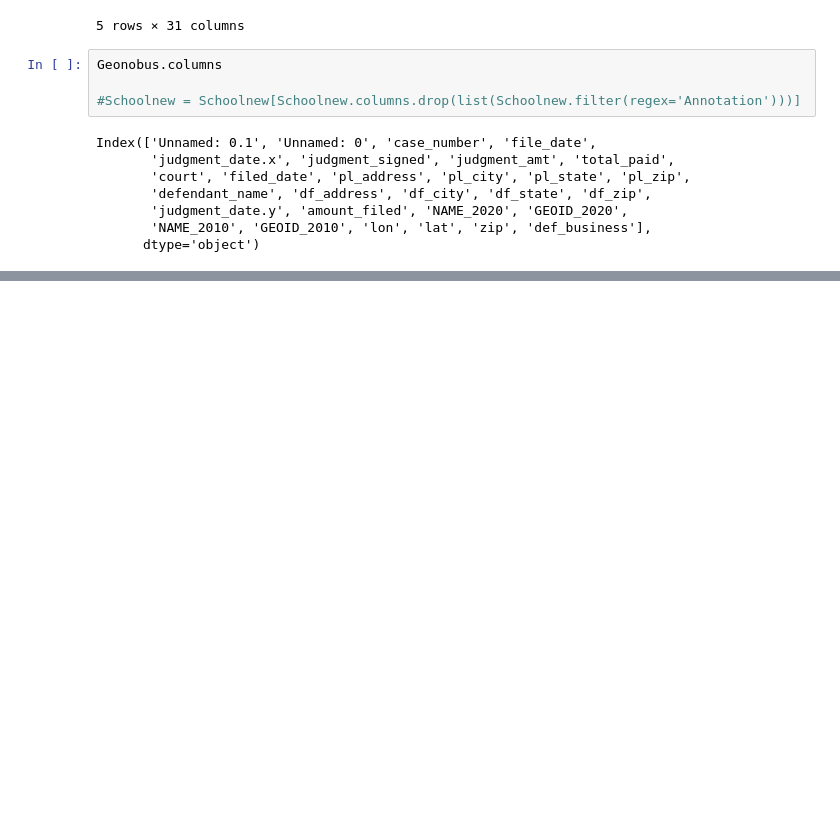
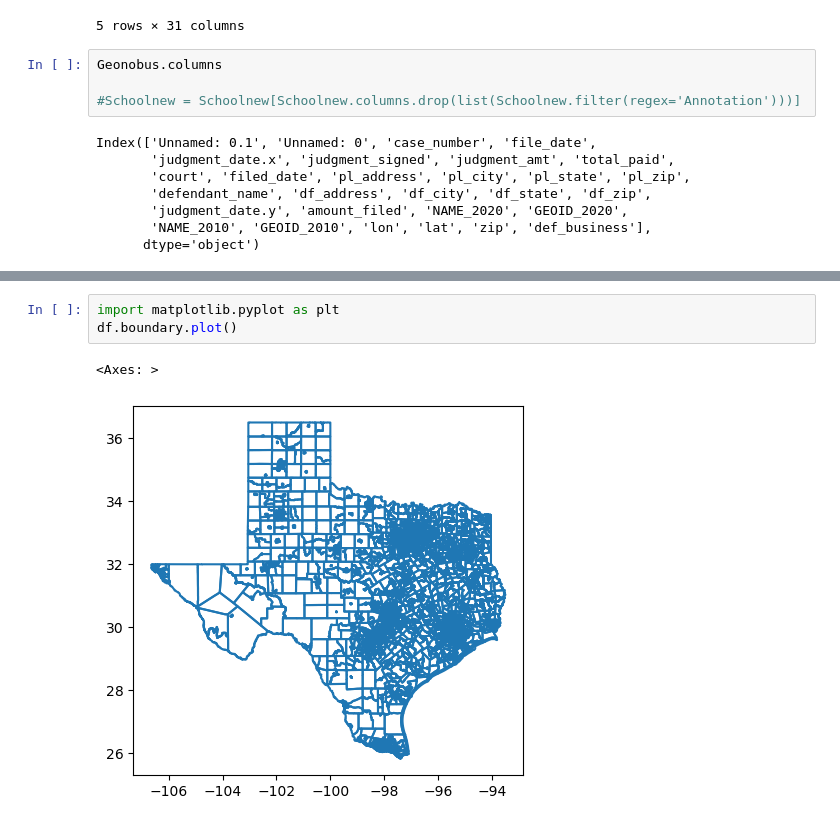
Before and after one commit to cjator/summerREU2023, a Jupyter notebook: evictions project.ipynb, the cells around one changed output, grey strips where cells are left out. Drawn from its saved outputs; the diff is of its cells as text; blank space fills up the shorter version.

```diff
--- a/evictions project.ipynb
+++ b/evictions project.ipynb
@@ -257,0 +344,6 @@ Index(['Unnamed: 0.1', 'Unnamed: 0', 'case_number', 'file_date',
+# %%
+import matplotlib.pyplot as plt
+df.boundary.plot()
+# %% [output]
+<Axes: >
+[figure, added]
```
Also changed, not shown: parts of 40 cells of this notebook, 4 other files.
